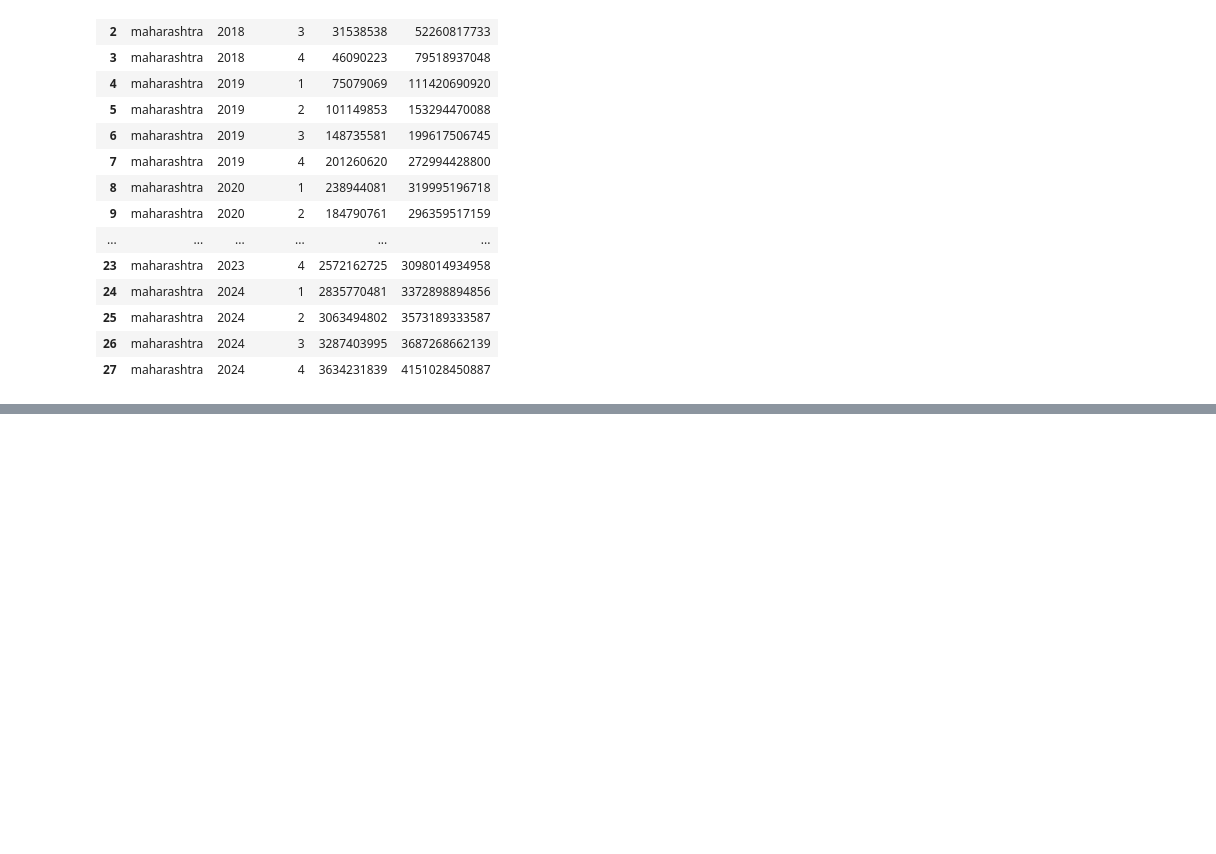
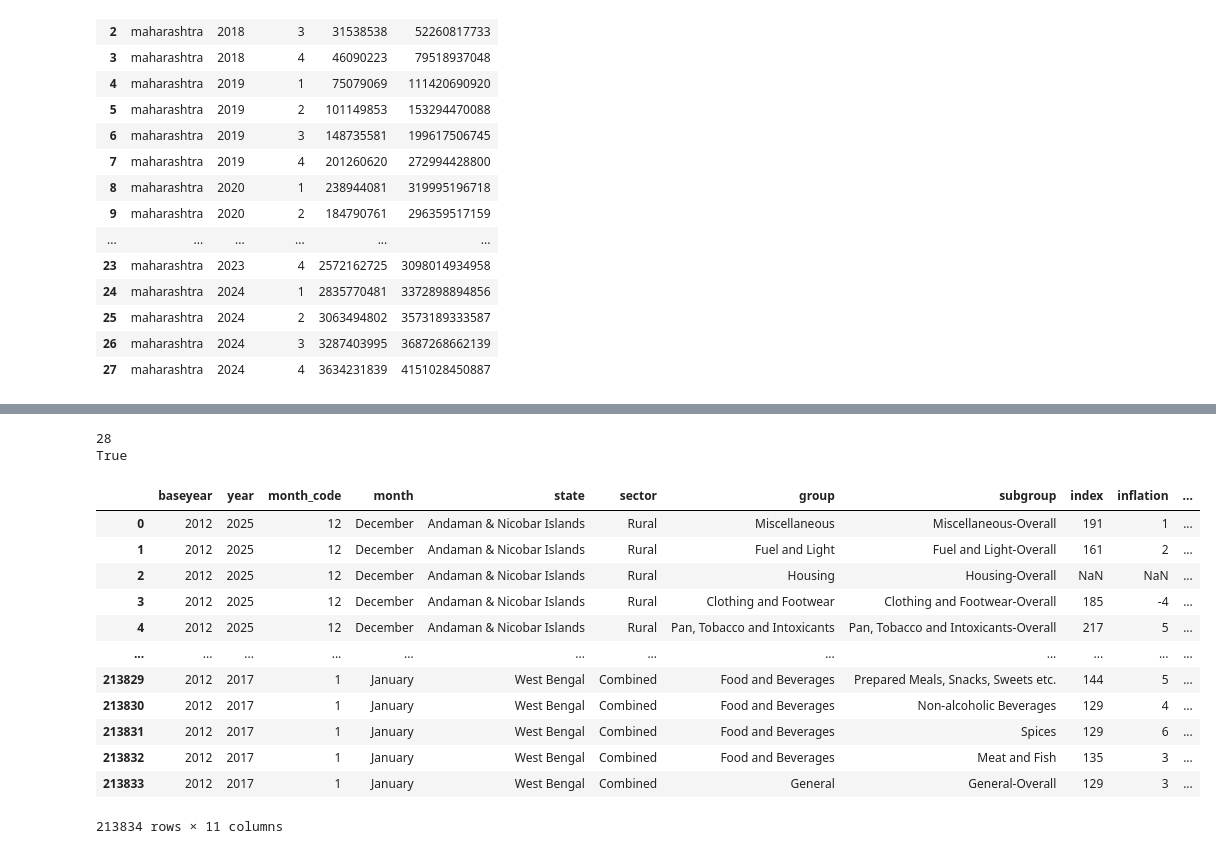
Before and after one commit to girishshirsat/India-Digital-Spending-Tax-Health-Monitor, a Jupyter notebook: notebooks/00_feasibility_check.ipynb, the cells around one changed output, grey strips where cells are left out. Drawn from its saved outputs; the diff is of its cells as text; code cells hidden in the pictures; blank space fills up the shorter version.

Commit message:
Phase 0: GST and CPI feasibility checks, state mapping, env template

```diff
--- a/notebooks/00_feasibility_check.ipynb
+++ b/notebooks/00_feasibility_check.ipynb
@@ -187,0 +227,25 @@ df
+# %%
+window = pd.period_range("2018Q1", "2024Q4", freq="Q")
+print(len(window))
+print(window.isin(ds["quarter"]).all())
+# %% [output]
+28
+True
+# %%
+cpi=pd.read_excel("../data/raw/cpi/cpi_1520.xlsx")
+# %%
+cpi
+# %% [output]
+|  | baseyear | year | month_code | month | state | sector | group | subgroup | index | inflation | ... |
+| 0 | 2012 | 2025 | 12 | December | Andaman & Nicobar Islands | Rural | Miscellaneous | Miscellaneous-Overall | 191 | 1 | ... |
+| 1 | 2012 | 2025 | 12 | December | Andaman & Nicobar Islands | Rural | Fuel and Light | Fuel and Light-Overall | 161 | 2 | ... |
+| 2 | 2012 | 2025 | 12 | December | Andaman & Nicobar Islands | Rural | Housing | Housing-Overall | NaN | NaN | ... |
+| 3 | 2012 | 2025 | 12 | December | Andaman & Nicobar Islands | Rural | Clothing and Footwear | Clothing and Footwear-Overall | 185 | -4 | ... |
+| 4 | 2012 | 2025 | 12 | December | Andaman & Nicobar Islands | Rural | Pan, Tobacco and Intoxicants | Pan, Tobacco and Intoxicants-Overall | 217 | 5 | ... |
+| ... | ... | ... | ... | ... | ... | ... | ... | ... | ... | ... | ... |
+| 213829 | 2012 | 2017 | 1 | January | West Bengal | Combined | Food and Beverages | Prepared Meals, Snacks, Sweets etc. | 144 | 5 | ... |
+| 213830 | 2012 | 2017 | 1 | January | West Bengal | Combined | Food and Beverages | Non-alcoholic Beverages | 129 | 4 | ... |
+| 213831 | 2012 | 2017 | 1 | January | West Bengal | Combined | Food and Beverages | Spices | 129 | 6 | ... |
+| 213832 | 2012 | 2017 | 1 | January | West Bengal | Combined | Food and Beverages | Meat and Fish | 135 | 3 | ... |
+| 213833 | 2012 | 2017 | 1 | January | West Bengal | Combined | General | General-Overall | 129 | 3 | ... |
+213834 rows × 11 columns
```
Also changed, not shown: parts of 14 cells of this notebook, 5 other files.
